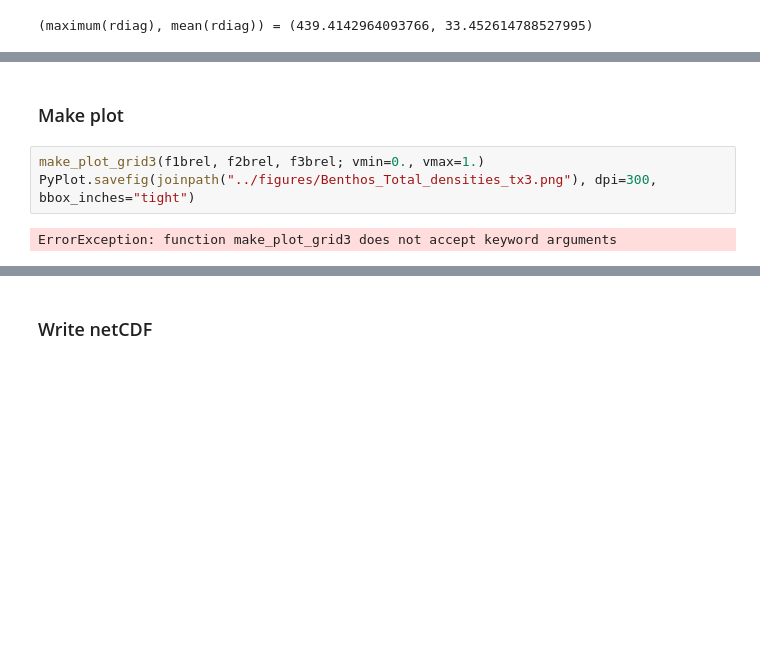
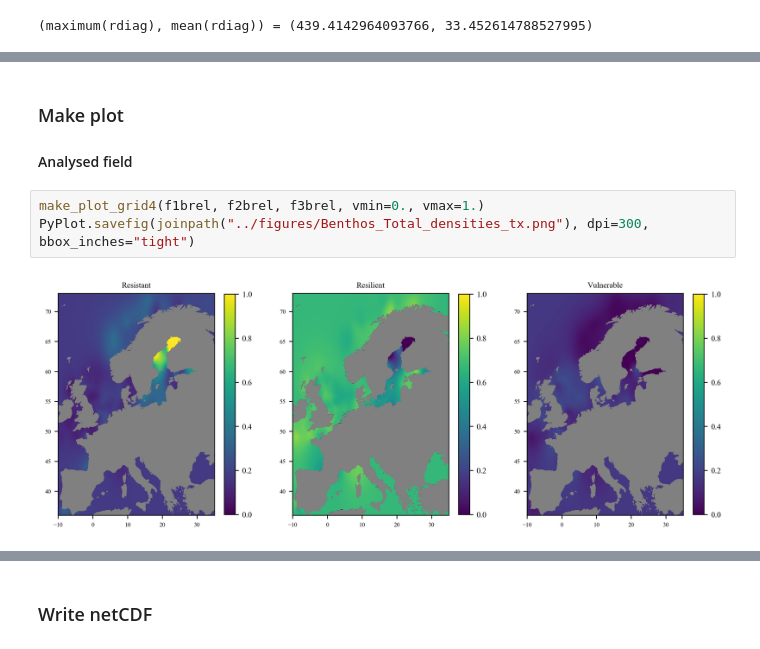
Before and after one commit to gher-uliege/DIVAndNN.jl, a Jupyter notebook: notebooks/make_benthos_products.ipynb, the cells around one changed output, grey strips where cells are left out. Saved outputs shown, nothing was run; the diff lists cells and outputs as text; blank space fills up the shorter version.

```diff
--- a/notebooks/make_benthos_products.ipynb
+++ b/notebooks/make_benthos_products.ipynb
@@ -234,7 +235,8 @@ g1b_err, g2b_err, g3b_err = compute_error(obslon2, obslat2, g1b, g2b, g3b);
 # %% [markdown]
 ### Make plot
+#### Analysed field
 # %%
-make_plot_grid3(f1brel, f2brel, f3brel; vmin=0., vmax=1.)
-PyPlot.savefig(joinpath("../figures/Benthos_Total_densities_tx3.png"), dpi=300, bbox_inches="tight")
+make_plot_grid4(f1brel, f2brel, f3brel, vmin=0., vmax=1.)
+PyPlot.savefig(joinpath("../figures/Benthos_Total_densities_tx.png"), dpi=300, bbox_inches="tight")
 # %% [output]
-ErrorException: function make_plot_grid3 does not accept keyword arguments
+[figure, added]
```
Also changed, not shown: parts of 14 cells of this notebook, 1 other file.
